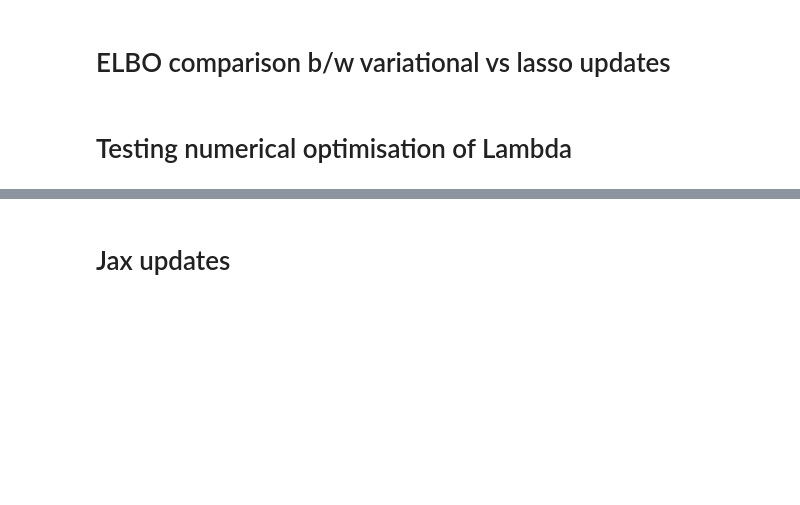
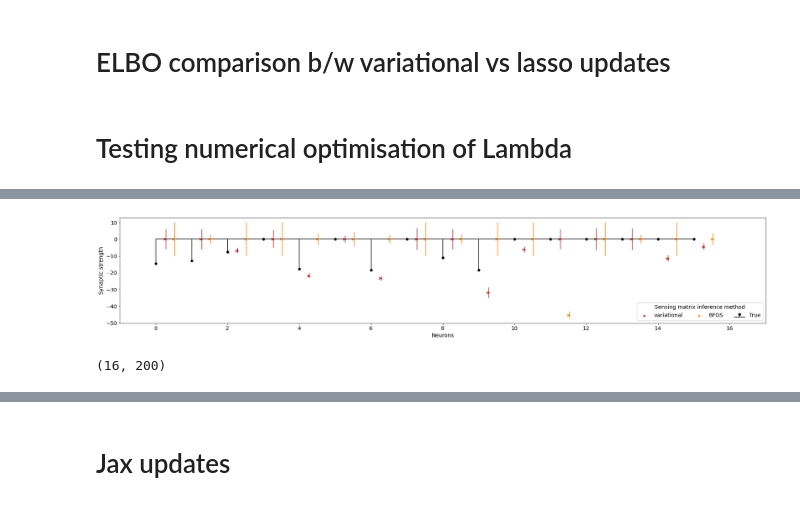
Before and after one commit to marcustriplett/circuitmap, a Jupyter notebook: notebooks/adaprobe_jax_implementation.ipynb, the cells around one changed output, grey strips where cells are left out. Cells and saved outputs as stored; diff of their text form; code cells hidden in the pictures; blank space fills up the shorter version.

```diff
--- a/notebooks/adaprobe_jax_implementation.ipynb
+++ b/notebooks/adaprobe_jax_implementation.ipynb
@@ -498,7 +498,7 @@ elbo(models[1], with_alpha=False)
 # Testing numerical optimisation of Lambda
 # %%
 fit_options_variational = {
-    'iters': 100,
+    'iters': 60,
     'num_mc_samples': 50,
     'seed': 0,
     'penalty': 1e-1,
@@ -508,7 +508,7 @@ fit_options_variational = {
 }
 
 fit_options_bfgs = {
-    'iters': 100,
+    'iters': 60,
     'num_mc_samples': 50,
     'seed': 0,
     'penalty': 1e-1,
@@ -538,0 +540,32 @@ NameError: name 'args' is not defined
+# %%
+fontsize=14
+
+w_est = [models[i].state['mu'] * models[i].state['alpha'] for i in range(2)]
+
+rng = np.arange(N)
+model_offset = 0.25
+
+cols = ['firebrick', 'C1']
+labels = ['variational', 'BFGS']
+
+plt.figure(figsize=(30, 5))
+plt.stem(np.arange(N), sim.w, linefmt='k', markerfmt='ko', basefmt='k-', label='True')
+for i in range(2):
+    plt.scatter(rng + (i + 1) * model_offset, w_est[i], marker='x', color=cols[i], label=labels[i])
+    plt.errorbar(rng + (i + 1) * model_offset + 0.03, w_est[i], yerr = models[i].state['beta'] * (models[i].state['alpha'] >= 0.5), fmt='.', color=cols[i])
+# plt.scatter(rng, sparse_lasso.coef_, marker='x', color='C0', label='L1 CS')
+plt.xlim([-1, N+1])
+plt.legend(ncol=4, fontsize=14, loc='lower right', title='Sensing matrix inference method', title_fontsize=14)
+# plt.ylim(top=4)
+plt.xlabel('Neurons', fontsize=fontsize)
+plt.xticks(fontsize=fontsize)
+plt.yticks(fontsize=fontsize)
+plt.ylabel('Synaptic strength', fontsize=fontsize)
+# plt.savefig('figs/model_based_cs/model_vs_l1_comparison_N%i_a%.2f_sig%.2f_example_wo_sns.png'%(N, a, sigma), format='png', facecolor='white', bbox_inches='tight', dpi=200)
+plt.show()
+# %% [output]
+[figure, added]
+# %%
+sim.spks.shape
+# %% [output]
+(16, 200)
```
Also changed, not shown: parts of 6 cells of this notebook.
